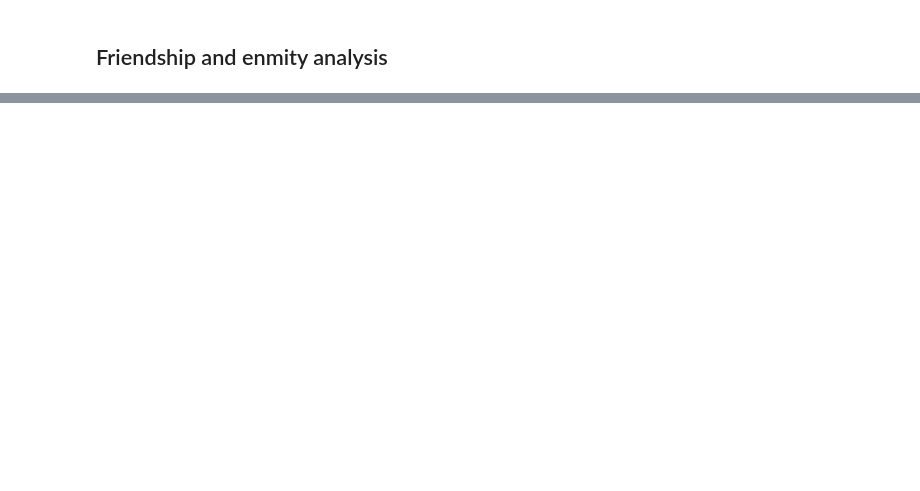
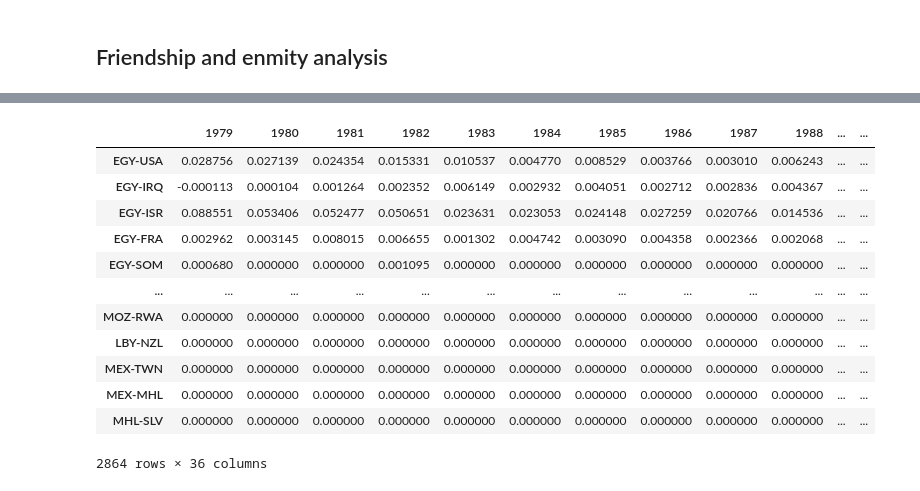
Before and after one commit to MatteoVannucchi0/Social-network-analysis-Project, a Jupyter notebook: preprocess_data.ipynb, the cells around one changed output, grey strips where cells are left out. Cells and saved outputs as stored; diff of their text form; code cells hidden in the pictures; blank space fills up the shorter version.

```diff
--- a/preprocess_data.ipynb
+++ b/preprocess_data.ipynb
@@ -278 +282,17 @@ df_pair_noindex
+# %%
+df_pair
+# %% [output]
+|  | 1979 | 1980 | 1981 | 1982 | 1983 | 1984 | 1985 | 1986 | 1987 | 1988 | ... | ... |
+| EGY-USA | 0.028756 | 0.027139 | 0.024354 | 0.015331 | 0.010537 | 0.004770 | 0.008529 | 0.003766 | 0.003010 | 0.006243 | ... | ... |
+| EGY-IRQ | -0.000113 | 0.000104 | 0.001264 | 0.002352 | 0.006149 | 0.002932 | 0.004051 | 0.002712 | 0.002836 | 0.004367 | ... | ... |
+| EGY-ISR | 0.088551 | 0.053406 | 0.052477 | 0.050651 | 0.023631 | 0.023053 | 0.024148 | 0.027259 | 0.020766 | 0.014536 | ... | ... |
+| EGY-FRA | 0.002962 | 0.003145 | 0.008015 | 0.006655 | 0.001302 | 0.004742 | 0.003090 | 0.004358 | 0.002366 | 0.002068 | ... | ... |
+| EGY-SOM | 0.000680 | 0.000000 | 0.000000 | 0.001095 | 0.000000 | 0.000000 | 0.000000 | 0.000000 | 0.000000 | 0.000000 | ... | ... |
+| ... | ... | ... | ... | ... | ... | ... | ... | ... | ... | ... | ... | ... |
+| MOZ-RWA | 0.000000 | 0.000000 | 0.000000 | 0.000000 | 0.000000 | 0.000000 | 0.000000 | 0.000000 | 0.000000 | 0.000000 | ... | ... |
+| LBY-NZL | 0.000000 | 0.000000 | 0.000000 | 0.000000 | 0.000000 | 0.000000 | 0.000000 | 0.000000 | 0.000000 | 0.000000 | ... | ... |
+| MEX-TWN | 0.000000 | 0.000000 | 0.000000 | 0.000000 | 0.000000 | 0.000000 | 0.000000 | 0.000000 | 0.000000 | 0.000000 | ... | ... |
+| MEX-MHL | 0.000000 | 0.000000 | 0.000000 | 0.000000 | 0.000000 | 0.000000 | 0.000000 | 0.000000 | 0.000000 | 0.000000 | ... | ... |
+| MHL-SLV | 0.000000 | 0.000000 | 0.000000 | 0.000000 | 0.000000 | 0.000000 | 0.000000 | 0.000000 | 0.000000 | 0.000000 | ... | ... |
+2864 rows × 36 columns
 # %%
```
Also changed, not shown: parts of 15 cells of this notebook, 2 other files.
